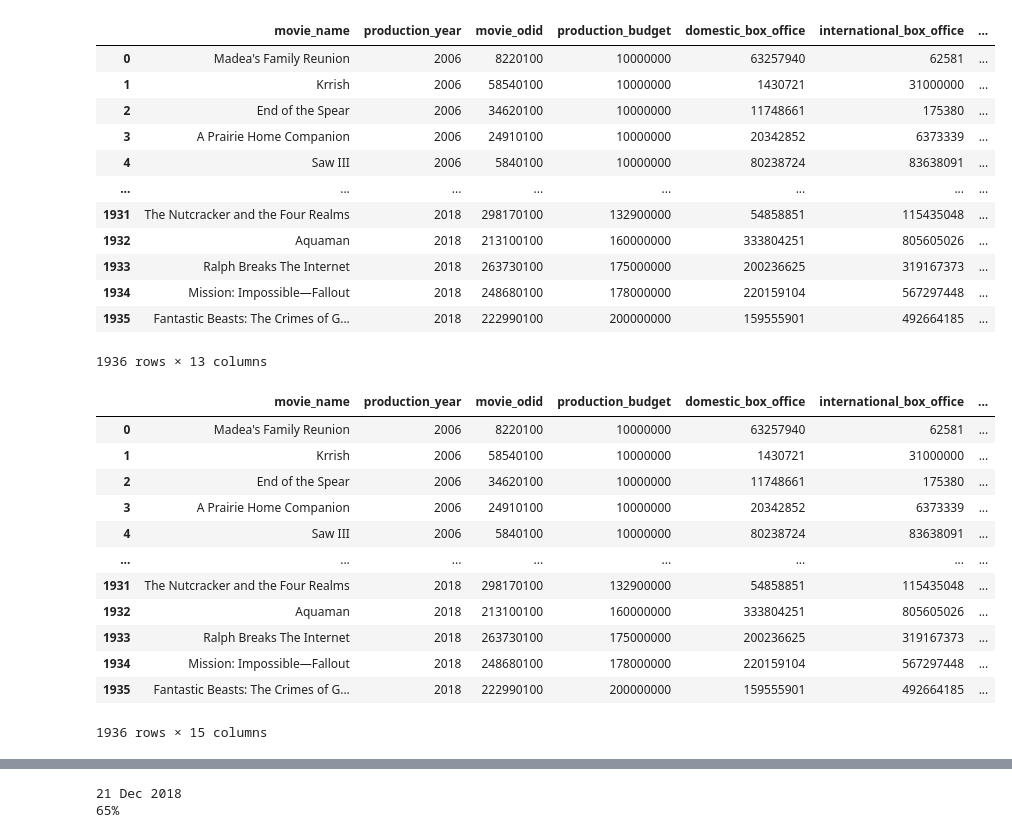
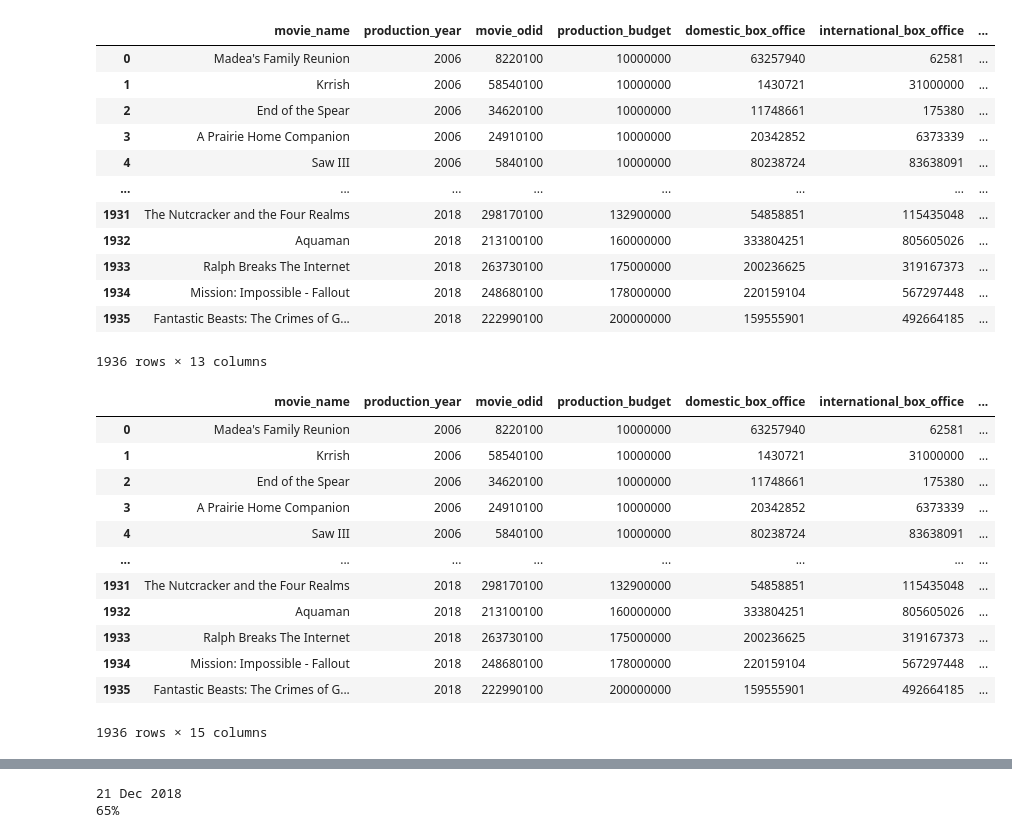
Before and after one commit to cspence001/Boxoffice_Project, a Jupyter notebook: main.ipynb, the cells around one changed output, grey strips where cells are left out. Saved outputs shown, nothing was run; the diff lists cells and outputs as text; code cells hidden in the pictures.

Commit message:
pushed new csv for corrected titles

```diff
--- a/main.ipynb
+++ b/main.ipynb
@@ -10,20 +10,20 @@ import json
 from config import api_key
 # %%
 #import csv
-movies_df = pd.read_csv("Resources/MovieData.csv")
+movies_df = pd.read_csv("Resources/MovieData_corrected.csv")
 movies_df
 # %% [output]
 |  | movie_name | production_year | movie_odid | production_budget | domestic_box_office | international_box_office | ... |
 | 0 | Madea's Family Reunion | 2006 | 8220100 | 10000000 | 63257940 | 62581 | ... |
 | 1 | Krrish | 2006 | 58540100 | 10000000 | 1430721 | 31000000 | ... |
 | 2 | End of the Spear | 2006 | 34620100 | 10000000 | 11748661 | 175380 | ... |
 | 3 | A Prairie Home Companion | 2006 | 24910100 | 10000000 | 20342852 | 6373339 | ... |
 | 4 | Saw III | 2006 | 5840100 | 10000000 | 80238724 | 83638091 | ... |
 | ... | ... | ... | ... | ... | ... | ... | ... |
 | 1931 | The Nutcracker and the Four Realms | 2018 | 298170100 | 132900000 | 54858851 | 115435048 | ... |
 | 1932 | Aquaman | 2018 | 213100100 | 160000000 | 333804251 | 805605026 | ... |
 | 1933 | Ralph Breaks The Internet | 2018 | 263730100 | 175000000 | 200236625 | 319167373 | ... |
-| 1934 | Mission: Impossible—Fallout | 2018 | 248680100 | 178000000 | 220159104 | 567297448 | ... |
+| 1934 | Mission: Impossible - Fallout | 2018 | 248680100 | 178000000 | 220159104 | 567297448 | ... |
 | 1935 | Fantastic Beasts: The Crimes of G... | 2018 | 222990100 | 200000000 | 159555901 | 492664185 | ... |
 1936 rows × 13 columns
 # %%
@@ -47,7 +47,7 @@ movies_df
 | 1931 | The Nutcracker and the Four Realms | 2018 | 298170100 | 132900000 | 54858851 | 115435048 | ... |
 | 1932 | Aquaman | 2018 | 213100100 | 160000000 | 333804251 | 805605026 | ... |
 | 1933 | Ralph Breaks The Internet | 2018 | 263730100 | 175000000 | 200236625 | 319167373 | ... |
-| 1934 | Mission: Impossible—Fallout | 2018 | 248680100 | 178000000 | 220159104 | 567297448 | ... |
+| 1934 | Mission: Impossible - Fallout | 2018 | 248680100 | 178000000 | 220159104 | 567297448 | ... |
 | 1935 | Fantastic Beasts: The Crimes of G... | 2018 | 222990100 | 200000000 | 159555901 | 492664185 | ... |
 1936 rows × 15 columns
 # %%
```
Also changed, not shown: parts of 7 cells of this notebook, 2 other files.
